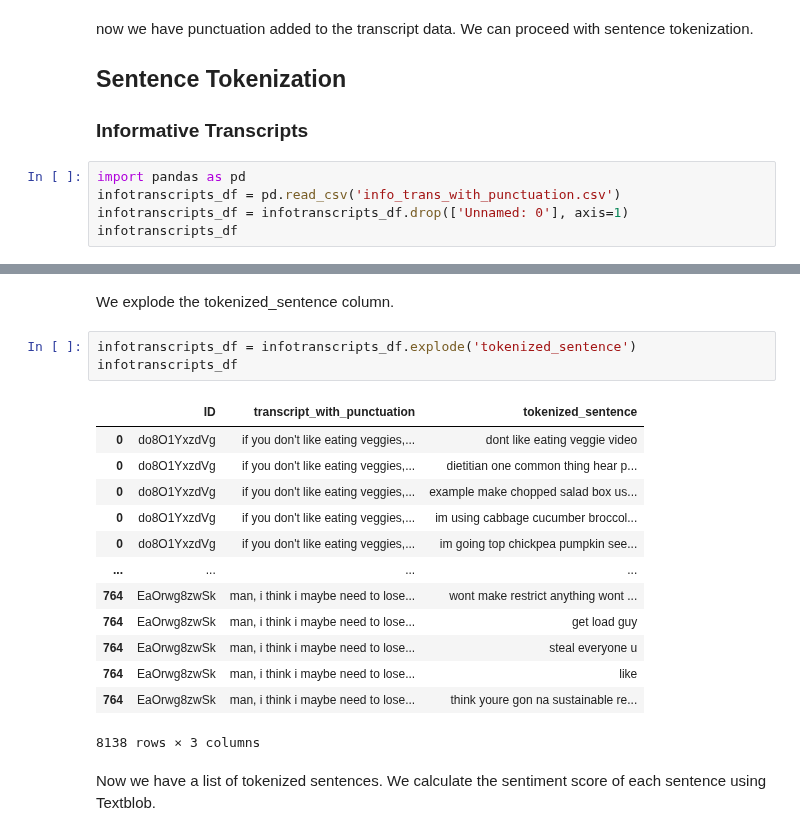
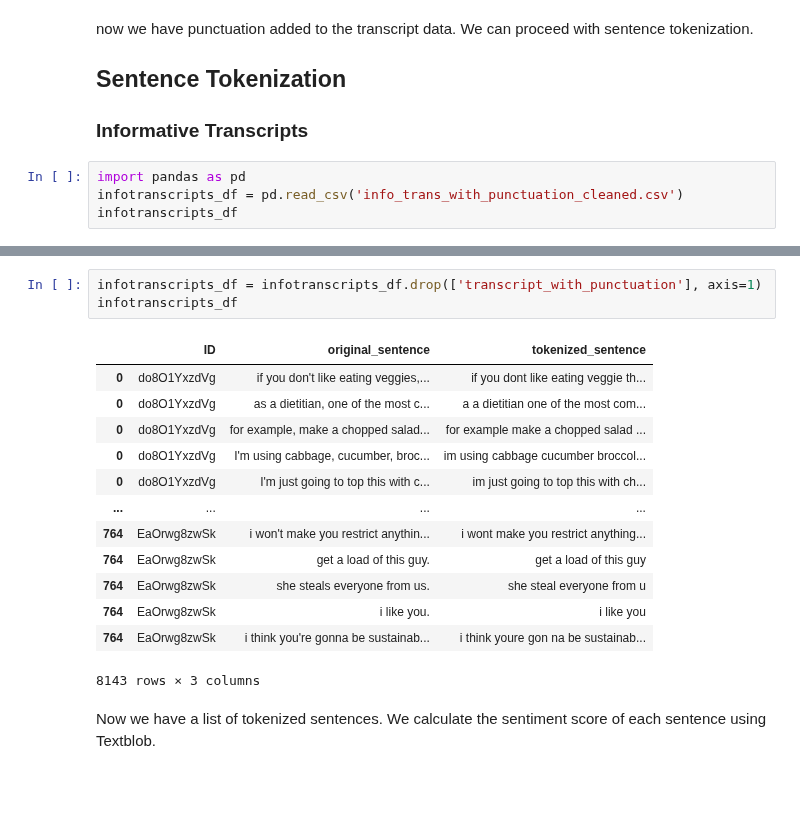
Before and after one commit to rileybaerg/TruthTube, a Jupyter notebook: sentence-token.ipynb, the cells around one changed output, grey strips where cells are left out. Drawn from its saved outputs; the diff is of its cells as text; blank space fills up the shorter version.

```diff
--- a/sentence-token.ipynb
+++ b/sentence-token.ipynb
@@ -251,8 +253,7 @@ now we have punctuation added to the transcript data. We can proceed with senten
 ### Informative Transcripts
 # %%
 import pandas as pd
-infotranscripts_df = pd.read_csv('info_trans_with_punctuation.csv')
-infotranscripts_df = infotranscripts_df.drop(['Unnamed: 0'], axis=1)
+infotranscripts_df = pd.read_csv('info_trans_with_punctuation_cleaned.csv')
 infotranscripts_df
 # %% [output]
 |  | ID | transcript_with_punctuation |
@@ -343,22 +342,20 @@ infotranscripts_df
-# %% [markdown]
-We explode the tokenized_sentence column.
 # %%
-infotranscripts_df = infotranscripts_df.explode('tokenized_sentence')
+infotranscripts_df = infotranscripts_df.drop(['transcript_with_punctuation'], axis=1)
 infotranscripts_df
 # %% [output]
-|  | ID | transcript_with_punctuation | tokenized_sentence |
-| 0 | do8O1YxzdVg | if you don't like eating veggies,... | dont like eating veggie video |
-| 0 | do8O1YxzdVg | if you don't like eating veggies,... | dietitian one common thing hear p... |
-| 0 | do8O1YxzdVg | if you don't like eating veggies,... | example make chopped salad box us... |
-| 0 | do8O1YxzdVg | if you don't like eating veggies,... | im using cabbage cucumber broccol... |
-| 0 | do8O1YxzdVg | if you don't like eating veggies,... | im going top chickpea pumpkin see... |
+|  | ID | original_sentence | tokenized_sentence |
+| 0 | do8O1YxzdVg | if you don't like eating veggies,... | if you dont like eating veggie th... |
+| 0 | do8O1YxzdVg | as a dietitian, one of the most c... | a a dietitian one of the most com... |
+| 0 | do8O1YxzdVg | for example, make a chopped salad... | for example make a chopped salad ... |
+| 0 | do8O1YxzdVg | I'm using cabbage, cucumber, broc... | im using cabbage cucumber broccol... |
+| 0 | do8O1YxzdVg | I'm just going to top this with c... | im just going to top this with ch... |
 | ... | ... | ... | ... |
-| 764 | EaOrwg8zwSk | man, i think i maybe need to lose... | wont make restrict anything wont ... |
-| 764 | EaOrwg8zwSk | man, i think i maybe need to lose... | get load guy |
-| 764 | EaOrwg8zwSk | man, i think i maybe need to lose... | steal everyone u |
-| 764 | EaOrwg8zwSk | man, i think i maybe need to lose... | like |
-| 764 | EaOrwg8zwSk | man, i think i maybe need to lose... | think youre gon na sustainable re... |
+| 764 | EaOrwg8zwSk | i won't make you restrict anythin... | i wont make you restrict anything... |
+| 764 | EaOrwg8zwSk | get a load of this guy. | get a load of this guy |
+| 764 | EaOrwg8zwSk | she steals everyone from us. | she steal everyone from u |
+| 764 | EaOrwg8zwSk | i like you. | i like you |
+| 764 | EaOrwg8zwSk | i think you're gonna be sustainab... | i think youre gon na be sustainab... |
-8138 rows × 3 columns
+8143 rows × 3 columns
 # %% [markdown]
 Now we have a list of tokenized sentences. We calculate the sentiment score of each sentence using Textblob.
 # %%
```
Also changed, not shown: parts of 21 cells of this notebook, 2 other files.
